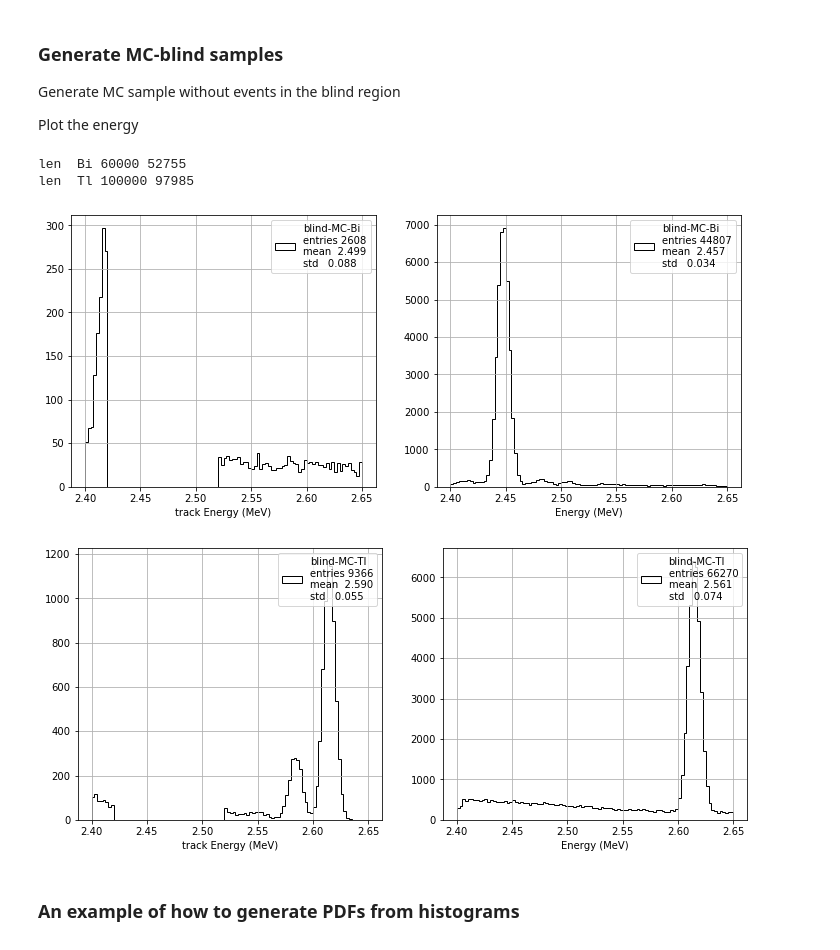
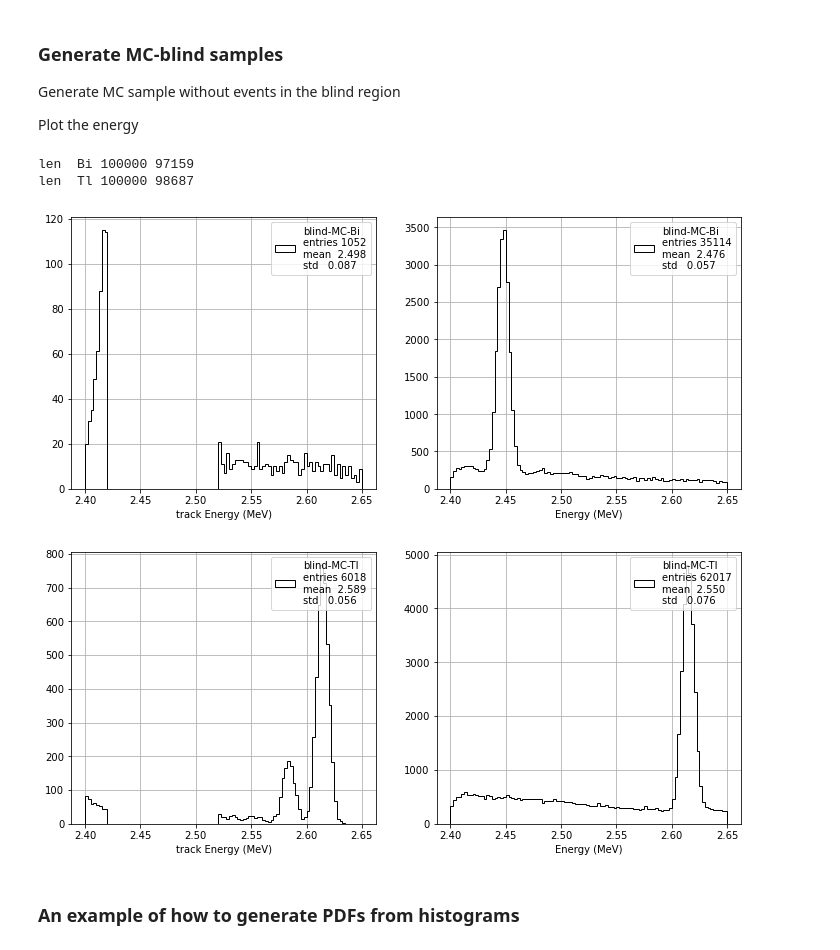
Before and after one commit to jahernando/USC-Fanal, a Jupyter notebook: NB/guide/fanal_bkg.ipynb, the cells around one changed output. Cells and saved outputs as stored; diff of their text form; code cells hidden in the pictures.

```diff
--- a/NB/guide/fanal_bkg.ipynb
+++ b/NB/guide/fanal_bkg.ipynb
@@ -127,12 +130,12 @@ In the guide there is an example of an Extended Maximum Likelihood method.
 # %%
 #dirpath = '/Users/hernando/docencia/master/Fisica_Particulas/USC-Fanal/data/'
 # %%
-filename = '/data/alpha.h5'
+filename = '/data/fanal_' + coll + '.h5'
 print('Data path and filename : ', dirpath + filename)
 
 mcbi = pd.read_hdf(dirpath + filename, key = 'mc/bi214')
 mctl = pd.read_hdf(dirpath + filename, key = 'mc/tl208')
-#mcbb = pd.read_hdf(dirpath + filename, key = 'mc/bb0nu')
+mcbb = pd.read_hdf(dirpath + filename, key = 'mc/bb0nu')
 
 datab = pd.read_hdf(dirpath + filename, key = 'data/blind')
 # %% [output]
@@ -140,12 +143,9 @@ Data path and filename :  /Users/hernando/docencia/master/Fisica_Particulas/USC-
 # %% [markdown]
 ### Utilities
 # %%
-samples  = ['Bi', 'Tl']
-ssamples = [r'$^{214}$Bi', r'$^{208}$Tl']
+samples  = ['Bi', 'Tl', 'bb']
+ssamples = [r'$^{214}$Bi', r'$^{208}$Tl', r'$\beta\beta0\nu$']
 mcs      = [mcbi, mctl]
-# %%
-erange     = (2.4, 2.65)
-evar       = 'E'
 # %% [markdown]
 ## Inspect the variables
 # %%
@@ -196,17 +196,17 @@ for mc in mcs:
     sel = ~ut.selection(mc, blindvar, blindrange)
     mcs_blind.append(mc[sel])
 
-for i, sample in enumerate(samples):
-    print('len ', sample, len(mcs[i]), len(mcs_blind[i]))
+for i, mc in enumerate(mcs):
+    print('len ', samples[i], len(mcs[i]), len(mcs_blind[i]))
 # %% [output]
-len  Bi 60000 52755
-len  Tl 100000 97985
+len  Bi 100000 97159
+len  Tl 100000 98687
 # %%
-for i, sample in enumerate(samples):
-    plt_energy(mcs_blind[i], 'blind-MC-'+sample)
+for i, mc in enumerate(mcs):
+    plt_energy(mcs_blind[i], 'blind-MC-'+samples[i])
 # %% [output]
-[figure, old version]
+[figure, new version]
-[figure, old version]
+[figure, new version]
 # %% [markdown]
 ### An example of how to generate PDFs from histograms
 # %%
```
Also changed, not shown: parts of 13 cells of this notebook.
